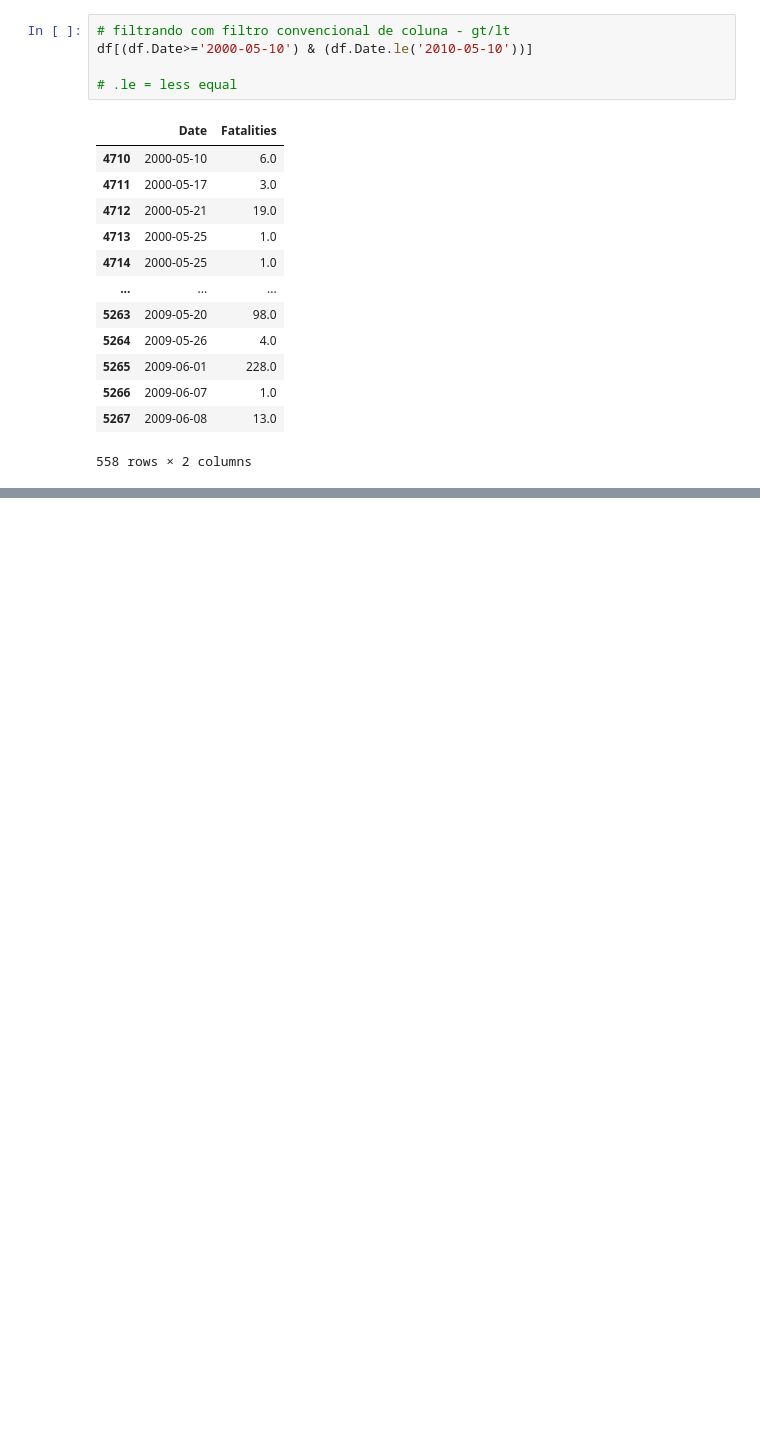
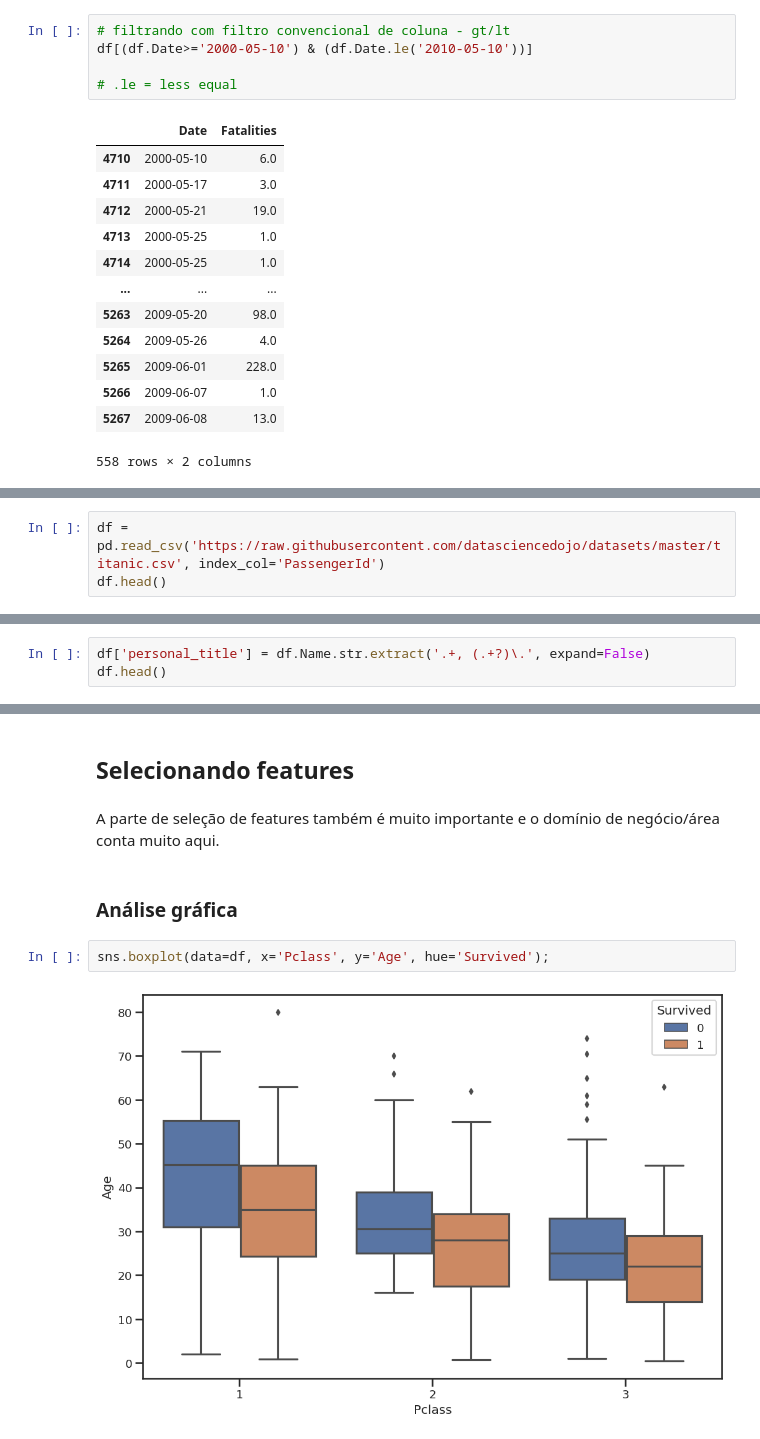
Before and after one commit to vcautela/Data_Wrangling, a Jupyter notebook: Data_Wrangling.ipynb, the cells around one changed output, grey strips where cells are left out. Cells and saved outputs as stored; diff of their text form; blank space fills up the shorter version.

Commit message:
Feature Engineering - Análise gráfica

```diff
--- a/Data_Wrangling.ipynb
+++ b/Data_Wrangling.ipynb
@@ -1030,0 +1067,3 @@ df[(df.Date>='2000-05-10') & (df.Date.le('2010-05-10'))]
+# %%
+df = pd.read_csv('https://raw.githubusercontent.com/datasciencedojo/datasets/master/titanic.csv', index_col='PassengerId')
+df.head()
@@ -1030,0 +1080,3 @@ df[(df.Date>='2000-05-10') & (df.Date.le('2010-05-10'))]
+# %%
+df['personal_title'] = df.Name.str.extract('.+, (.+?)\.', expand=False)
+df.head()
@@ -1030,0 +1091,10 @@ df[(df.Date>='2000-05-10') & (df.Date.le('2010-05-10'))]
+# %% [markdown]
+## Selecionando features
+# %% [markdown]
+A parte de seleção de features também é muito importante e o domínio de negócio/área conta muito aqui.
+# %% [markdown]
+### Análise gráfica
+# %%
+sns.boxplot(data=df, x='Pclass', y='Age', hue='Survived');
+# %% [output]
+[figure, added]
```
Also changed, not shown: parts of 14 cells of this notebook.
